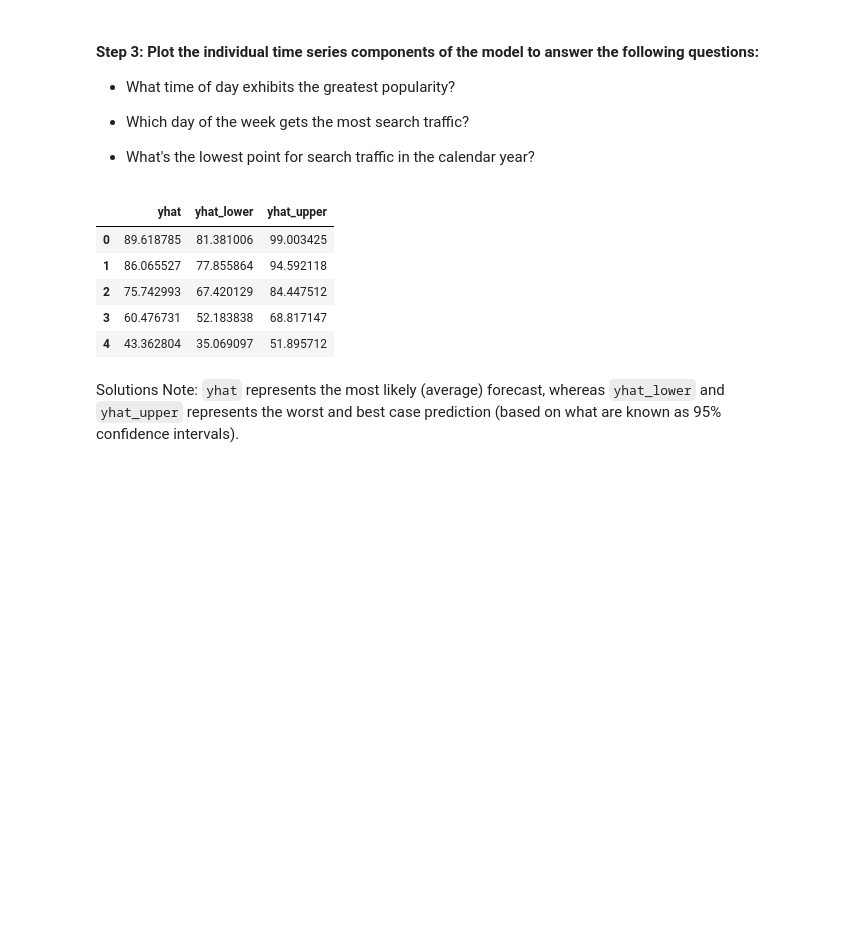
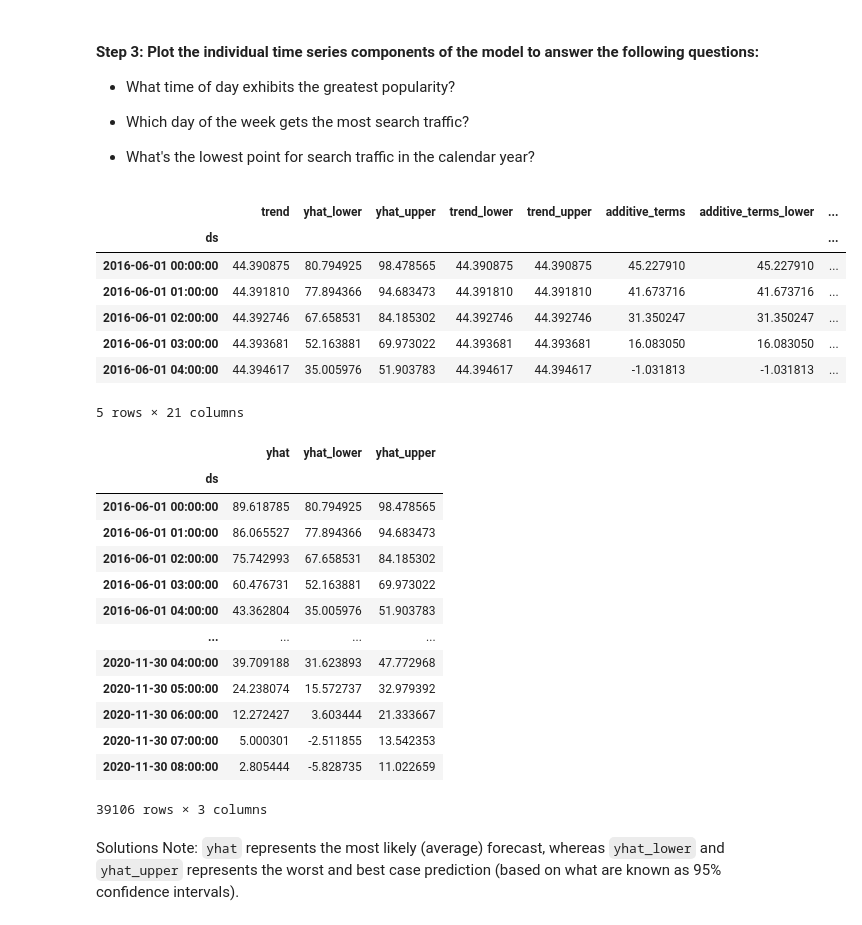
Before and after one commit to KristopherGit/Module-11-Challenge, a Jupyter notebook: Starter_Code/forecasting_net_prophet.ipynb, the cells around one changed output. Cells and saved outputs as stored; diff of their text form; code cells hidden in the pictures; blank space fills up the shorter version.

Commit message:
Update with final README.md changes & final forecasting_net_prophet.ipynb revisions

```diff
--- a/Starter_Code/forecasting_net_prophet.ipynb
+++ b/Starter_Code/forecasting_net_prophet.ipynb
@@ -731,18 +740,36 @@ model_mercado_trends.plot(forecast_mercado_trends)
 # %%
 # Set the index in the forecast_mercado_trends DataFrame to the ds datetime column
 #forecast_mercado_trends = forecast_mercado_trends.set_index('ds')
-#display(forecast_mercado_trends.head())
+display(forecast_mercado_trends.head())
 
 # View the only the yhat,yhat_lower and yhat_upper columns from the DataFrame
-forecast_mercado_trends = forecast_mercado_trends[['yhat', 'yhat_lower', 'yhat_upper']]
-display(forecast_mercado_trends.head())
+#forecast_mercado_trends = forecast_mercado_trends[['yhat', 'yhat_lower', 'yhat_upper']]
+forecast_mercado_trends[['yhat', 'yhat_lower', 'yhat_upper']]
+#display(forecast_mercado_trends.head())
+#display()
 # %% [output]
-|  | yhat | yhat_lower | yhat_upper |
-| 0 | 89.618785 | 81.381006 | 99.003425 |
-| 1 | 86.065527 | 77.855864 | 94.592118 |
-| 2 | 75.742993 | 67.420129 | 84.447512 |
-| 3 | 60.476731 | 52.183838 | 68.817147 |
-| 4 | 43.362804 | 35.069097 | 51.895712 |
+|  | trend | yhat_lower | yhat_upper | trend_lower | trend_upper | additive_terms | additive_terms_lower | ... |
+| ds |  |  |  |  |  |  |  | ... |
+| 2016-06-01 00:00:00 | 44.390875 | 80.794925 | 98.478565 | 44.390875 | 44.390875 | 45.227910 | 45.227910 | ... |
+| 2016-06-01 01:00:00 | 44.391810 | 77.894366 | 94.683473 | 44.391810 | 44.391810 | 41.673716 | 41.673716 | ... |
+| 2016-06-01 02:00:00 | 44.392746 | 67.658531 | 84.185302 | 44.392746 | 44.392746 | 31.350247 | 31.350247 | ... |
+| 2016-06-01 03:00:00 | 44.393681 | 52.163881 | 69.973022 | 44.393681 | 44.393681 | 16.083050 | 16.083050 | ... |
+| 2016-06-01 04:00:00 | 44.394617 | 35.005976 | 51.903783 | 44.394617 | 44.394617 | -1.031813 | -1.031813 | ... |
+5 rows × 21 columns
+|  | yhat | yhat_lower | yhat_upper |
+| ds |  |  |  |
+| 2016-06-01 00:00:00 | 89.618785 | 80.794925 | 98.478565 |
+| 2016-06-01 01:00:00 | 86.065527 | 77.894366 | 94.683473 |
+| 2016-06-01 02:00:00 | 75.742993 | 67.658531 | 84.185302 |
+| 2016-06-01 03:00:00 | 60.476731 | 52.163881 | 69.973022 |
+| 2016-06-01 04:00:00 | 43.362804 | 35.005976 | 51.903783 |
+| ... | ... | ... | ... |
+| 2020-11-30 04:00:00 | 39.709188 | 31.623893 | 47.772968 |
+| 2020-11-30 05:00:00 | 24.238074 | 15.572737 | 32.979392 |
+| 2020-11-30 06:00:00 | 12.272427 | 3.603444 | 21.333667 |
+| 2020-11-30 07:00:00 | 5.000301 | -2.511855 | 13.542353 |
+| 2020-11-30 08:00:00 | 2.805444 | -5.828735 | 11.022659 |
+39106 rows × 3 columns
 # %% [markdown]
 Solutions Note: `yhat` represents the most likely (average) forecast, whereas `yhat_lower` and `yhat_upper` represents the worst and best case prediction (based on what are known as 95% confidence intervals).
 # %%
```
Also changed, not shown: parts of 11 cells of this notebook, 11 other files.
